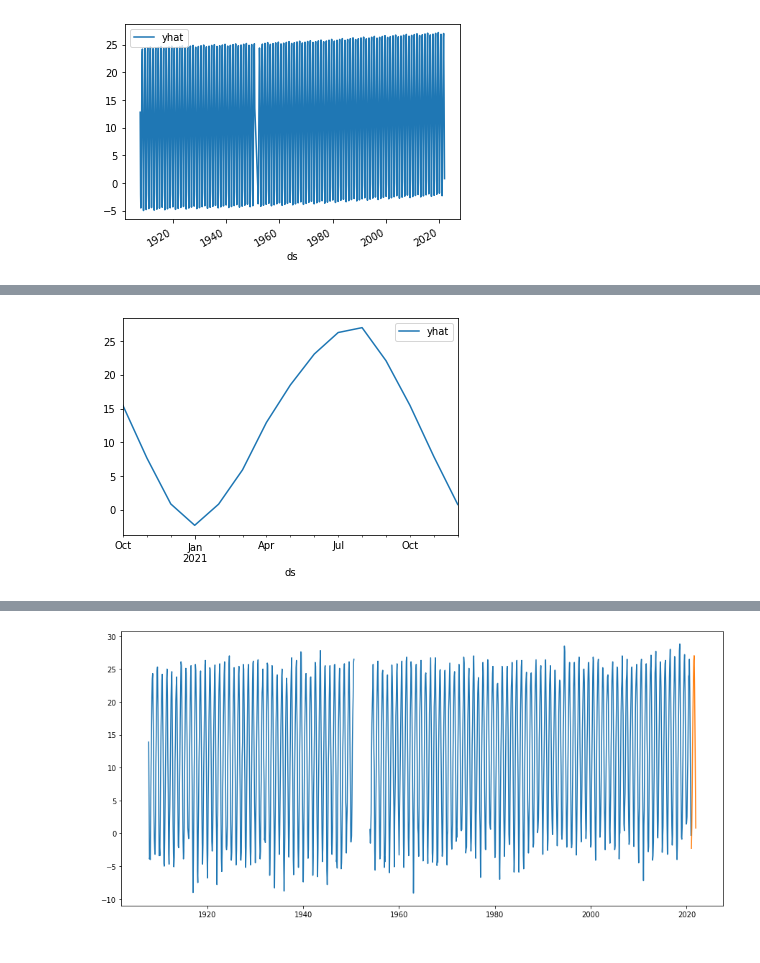
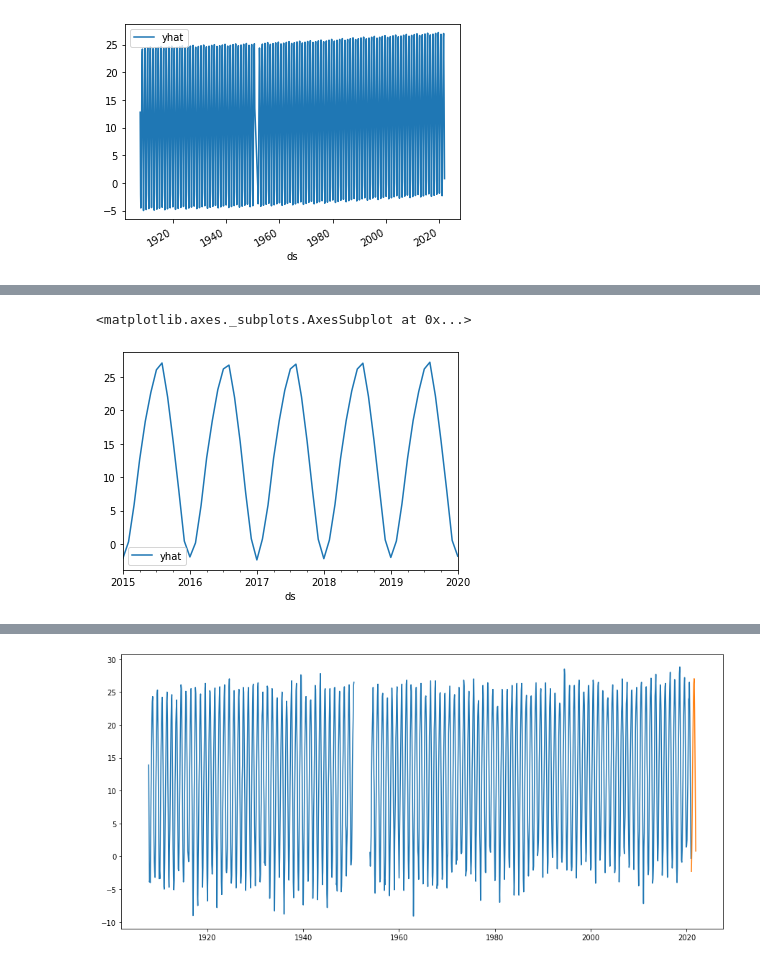
Before and after one commit to koreabao/public_data, a Jupyter notebook: 날씨_1.ipynb, the cells around one changed output, grey strips where cells are left out. Cells and saved outputs as stored; diff of their text form; code cells hidden in the pictures.

```diff
--- a/날씨_1.ipynb
+++ b/날씨_1.ipynb
@@ -250,6 +254,7 @@ predS1[:'2020-09-01'].plot();
 # %%
-predS1['2020-10-01':].plot();
+predS1['2015-01-01':'2020-01-01'].plot() #월 구간별
 # %% [output]
+<matplotlib.axes._subplots.AxesSubplot at 0x...>
-[figure, old version]
+[figure, new version]
 # %%
 pf1
```
Also changed, not shown: parts of 7 cells of this notebook.
